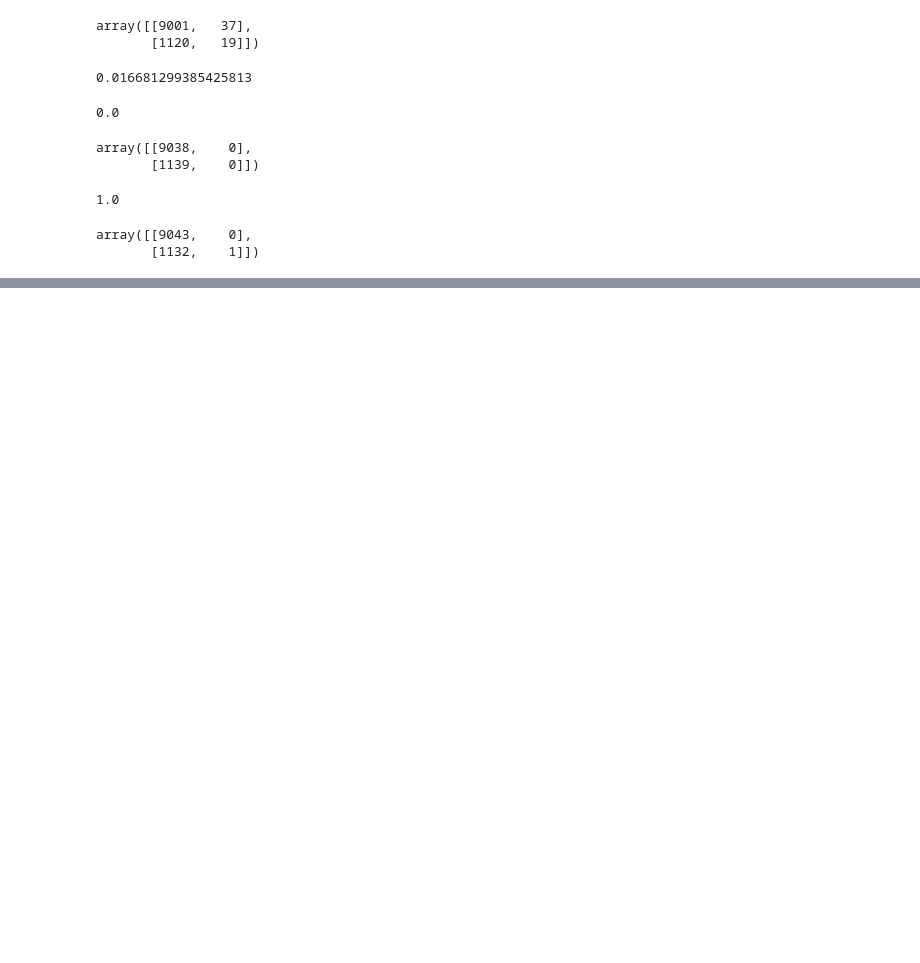
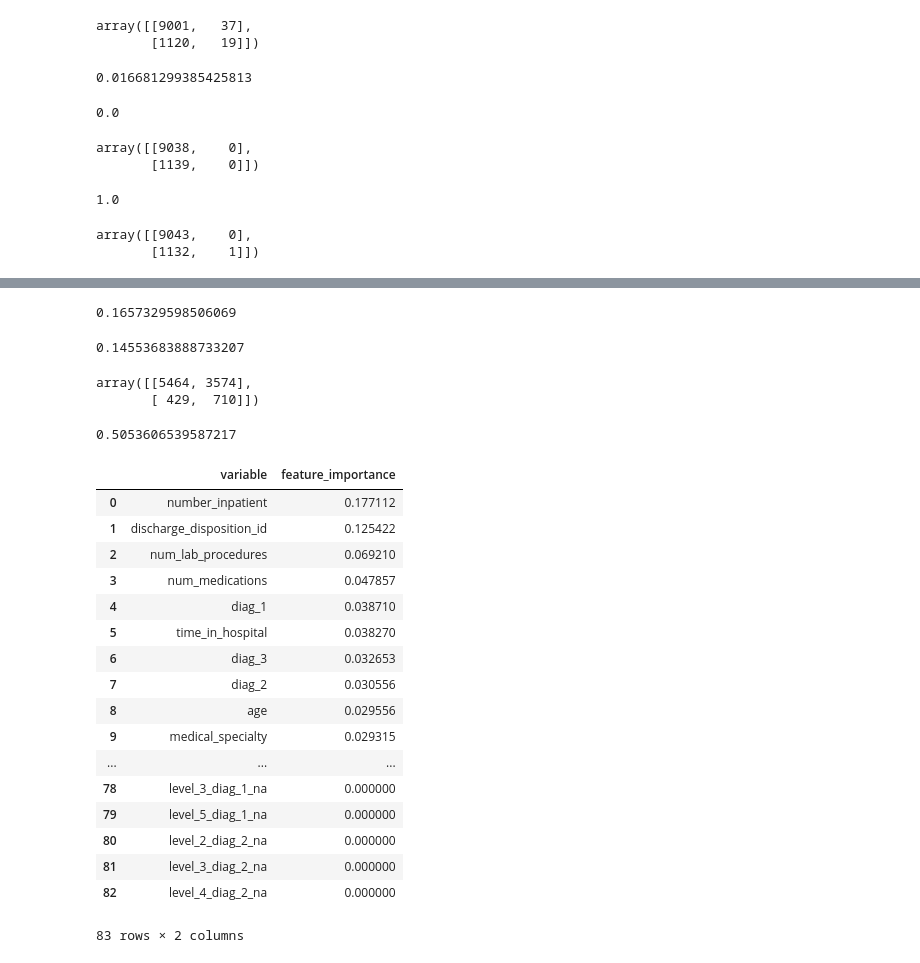
Before and after one commit to pavelzimin/hospital_readmission, a Jupyter notebook: 03_Hospital_Readmission_Machine_Learning.ipynb, the cells around one changed output, grey strips where cells are left out. Drawn from its saved outputs; the diff is of its cells as text; code cells hidden in the pictures; blank space fills up the shorter version.

```diff
--- a/03_Hospital_Readmission_Machine_Learning.ipynb
+++ b/03_Hospital_Readmission_Machine_Learning.ipynb
@@ -416,0 +576,7 @@ array([[9043,    0],
+# %%
+clf = RandomForestClassifier(n_estimators=50,
+                             max_depth=20,
+                             max_features=50,
+                             n_jobs=-1, random_state=42)
+clf.fit(X_smote, y_smote)
+precision_score(y_hold2, clf.predict(X_hold2))
@@ -416,0 +621,8 @@ array([[9043,    0],
+# %%
+clf = RandomForestClassifier(n_estimators=50,
+                             max_depth=5,
+                             max_features=10,
+                             n_jobs=-1,
+                             random_state=42)
+clf.fit(X_rus, y_rus)
+precision_score(y_hold2, clf.predict(X_hold2))
@@ -416,0 +646,18 @@ array([[9043,    0],
+# %%
+from sklearn.metrics import fbeta_score
+best_score=0
+for n_estimators in [2, 5, 10, 20, 50, 100]:
+    for max_depth in [2, 5, 10, 20, 50, 100, 150, None]:
+        for max_features in [2, 5, 10, 20, 50, 83]:
+                clf=RandomForestClassifier(n_estimators=n_estimators,
+                                           max_depth=max_depth,
+                                           max_features=max_features,
+                                           n_jobs=-1,
+                                           random_state=42)
+                clf.fit(X_rus, y_rus)
+                current_score = fbeta_score(y_hold1, clf.predict(X_hold1), beta=2)
+                if current_score > best_score:
+                    best_params = {'n_estimators':n_estimators,
+                                   'max_depth':max_depth,
+                                   'max_features':max_features}
+                    best_score = current_score
@@ -416,0 +668,45 @@ array([[9043,    0],
+# %%
+clf = RandomForestClassifier(n_estimators=100,
+                             max_depth=10,
+                             max_features=83,
+                             n_jobs=-1,
+                             random_state=42)
+clf.fit(X_rus, y_rus)
+precision_score(y_hold2, clf.predict(X_hold2))
+# %% [output]
+0.1657329598506069
+# %%
+matthews_corrcoef(y_hold2, clf.predict(X_hold2))
+# %% [output]
+0.14553683888733207
+# %%
+confusion_matrix(y_hold2, clf.predict(X_hold2))
+# %% [output]
+array([[5464, 3574],
+       [ 429,  710]])
+# %%
+matthews_corrcoef(y_rus, clf.predict(X_rus))
+# %% [output]
+0.5053606539587217
+# %%
+values = sorted(zip(cols, clf.feature_importances_), key=lambda x: x[1] * -1)
+pd.DataFrame(values, columns=['variable', 'feature_importance'])
+# %% [output]
+|  | variable | feature_importance |
+| 0 | number_inpatient | 0.177112 |
+| 1 | discharge_disposition_id | 0.125422 |
+| 2 | num_lab_procedures | 0.069210 |
+| 3 | num_medications | 0.047857 |
+| 4 | diag_1 | 0.038710 |
+| 5 | time_in_hospital | 0.038270 |
+| 6 | diag_3 | 0.032653 |
+| 7 | diag_2 | 0.030556 |
+| 8 | age | 0.029556 |
+| 9 | medical_specialty | 0.029315 |
+| ... | ... | ... |
+| 78 | level_3_diag_1_na | 0.000000 |
+| 79 | level_5_diag_1_na | 0.000000 |
+| 80 | level_2_diag_2_na | 0.000000 |
+| 81 | level_3_diag_2_na | 0.000000 |
+| 82 | level_4_diag_2_na | 0.000000 |
+83 rows × 2 columns
```
Also changed, not shown: parts of 86 cells of this notebook.
